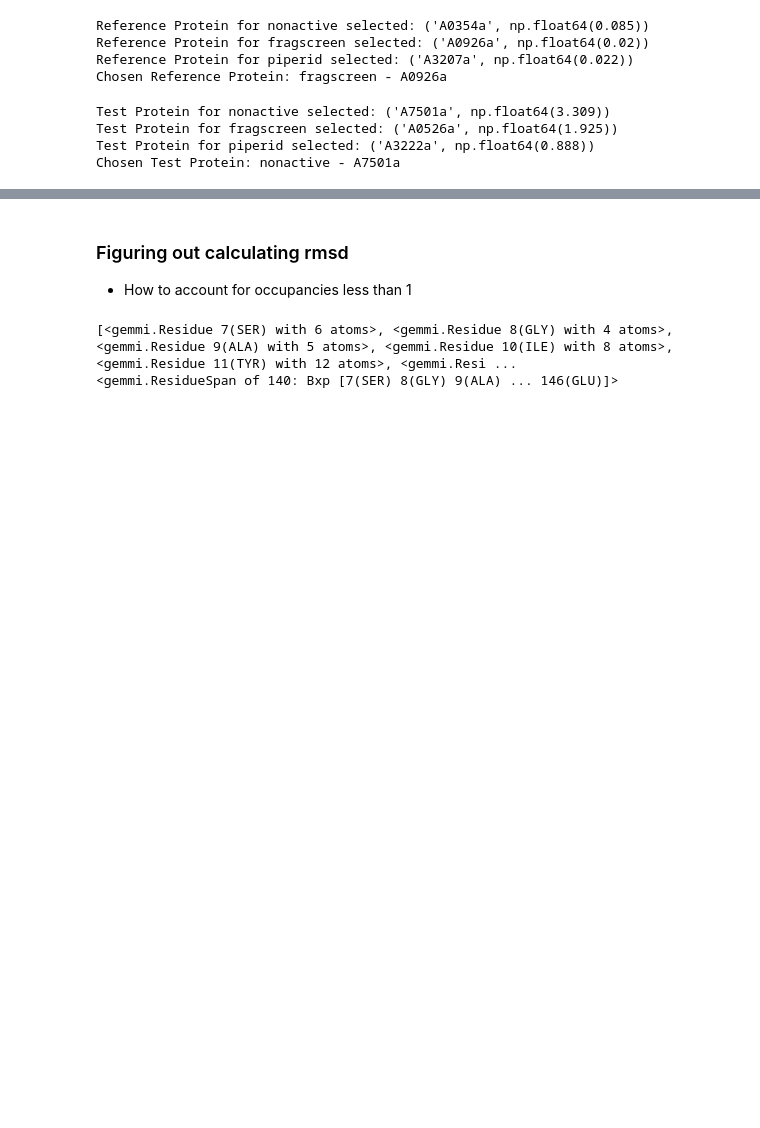
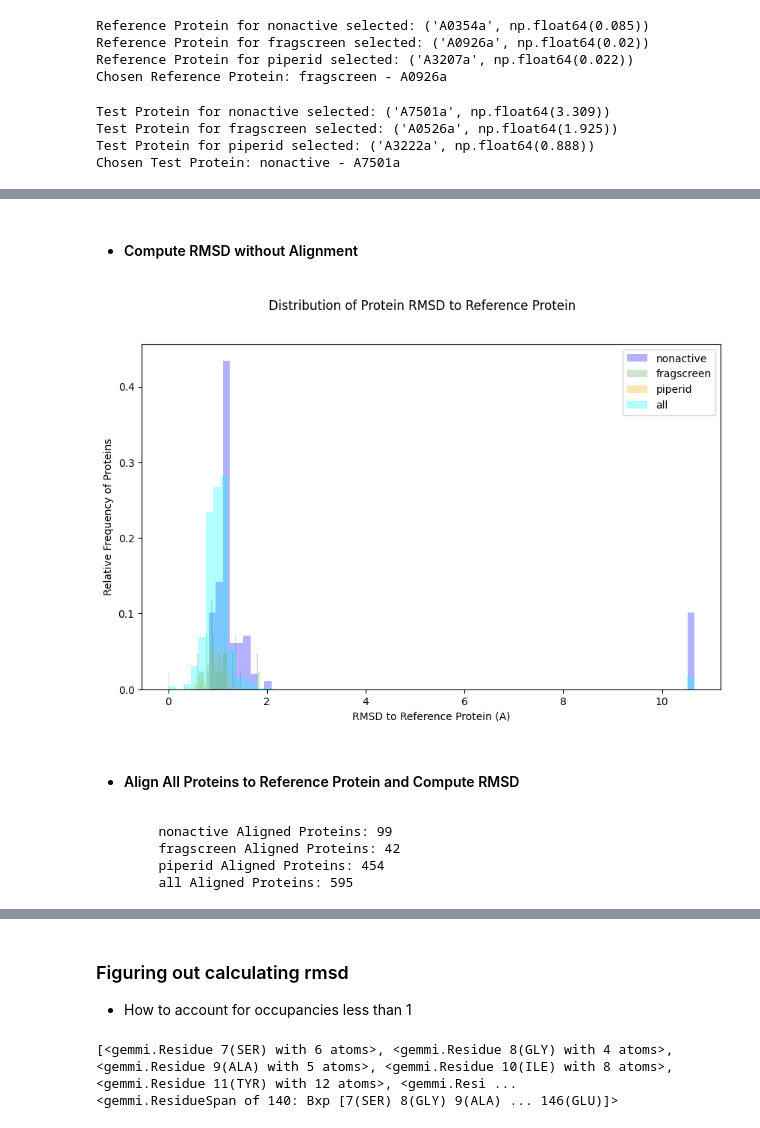
Before and after one commit to xchem/xaidar, a Jupyter notebook: notebooks/tasks/ev2a/fragalysis/04-conf_rmse.ipynb, the cells around one changed output, grey strips where cells are left out. Drawn from its saved outputs; the diff is of its cells as text; code cells hidden in the pictures; blank space fills up the shorter version.

```diff
--- a/notebooks/tasks/ev2a/fragalysis/04-conf_rmse.ipynb
+++ b/notebooks/tasks/ev2a/fragalysis/04-conf_rmse.ipynb
@@ -19,0 +73,4 @@ from xaidar.data.molecModels import flatten_pdb, sele_AA, createPDB, get_atom_co
+# %%
+active_site = [('21', 'HIS'), ('39', 'ASP'), ('84', 'VAL'), ('87', 'SER'),
+                ('89', 'TYR'), ('90', 'TYR'), ('95', 'GLN'), ('107', 'PRO'),
+                ('125', 'SER'), ('126', 'THR'), ('127', 'GLY'), ('128', 'GLY')]
@@ -19,0 +285,2 @@ from xaidar.data.molecModels import flatten_pdb, sele_AA, createPDB, get_atom_co
+# %%
+test_prot = gemmi.read_pdb( str( nonactivepdbs_dir / "A5381a" / "A5381a.pdb") )
@@ -232,0 +462,69 @@ Aligned Test Prot Atom Pos:  <gemmi.Position(17.3858, 6.17196, 25.2535)>
+# %% [markdown]
+- #### Compute RMSD without Alignment
+# %%
+# Compute RMSD without Alignment
+from xaidar.data.molecModels import structAlign
+["nonactive", "fragscreen", "piperid"]
+[nonactive_prots, fragscreen_prots, piperid_prots]
+
+rmsd_prots_dict_notalign = {}
+for name, prot_list in zip( ["nonactive", "fragscreen", "piperid"],
+                            [nonactive_prots, fragscreen_prots, piperid_prots] ):
+    rmsd_prots = [structAlign( ref_prot, prot ).calc_rmsd().rmsd for prot in prot_list ]
+    rmsd_prots_dict_notalign[name] = rmsd_prots
+
+rmsd_prots_dict_notalign["all"] = []
+
+for name in ["nonactive", "fragscreen", "piperid"]:
+    rmsd_prots_dict_notalign["all"].extend( rmsd_prots_dict_notalign[name] )
+# %%
+import matplotlib.pyplot as plt
+
+plt.figure( figsize= (10,6))
+for name, color, bin, alpha in zip(
+                    ["nonactive", "fragscreen", "piperid", "all"],
+                    ["blue", "green", "orange", "cyan"],
+                    [ 1,1,1,1],
+                    [0.3,0.2,0.3,0.3,]                            ):
+    bin = int(70 * bin)
+    plt.hist(rmsd_prots_dict_notalign[name], bins = bin, color = color,
+             alpha=alpha, label = name,
+             weights= np.ones_like(np.array(rmsd_prots_dict_notalign[name])) / len(rmsd_prots_dict_notalign[name]) )
+plt.xlabel( "RMSD to Reference Protein (A)")
+plt.ylabel( "Relative Frequency of Proteins")
+plt.legend()
+plt.suptitle( "Distribution of Protein RMSD to Reference Protein" )
+plt.show()
+# %% [output]
+[figure, added]
+# %% [markdown]
+- #### Align All Proteins to Reference Protein and Compute RMSD
+# %%
+# Align All Proteins to Reference Protein and Compute RMSD
+from xaidar.data.molecModels import structAlign
+["nonactive", "fragscreen", "piperid"]
+[nonactive_prots, fragscreen_prots, piperid_prots]
+
+aligned_prots_dict = {}
+rmsd_prots_dict = {}
+for name, prot_list in zip( ["nonactive", "fragscreen", "piperid"],
+                            [nonactive_prots, fragscreen_prots, piperid_prots] ):
+    aligned_prots = [structAlign( ref_prot, prot ).align().aligned_prot for prot in prot_list ]
+    rmsd_prots = [structAlign( ref_prot, prot ).align().rmsd for prot in prot_list ]
+    aligned_prots_dict[name] = aligned_prots
+    rmsd_prots_dict[name] = rmsd_prots
+
+aligned_prots_dict["all"] = []
+rmsd_prots_dict["all"] = []
+
+for name in ["nonactive", "fragscreen", "piperid"]:
+    aligned_prots_dict["all"].extend( aligned_prots_dict[name] )
+    rmsd_prots_dict["all"].extend( rmsd_prots_dict[name] )
+
+for name in ["nonactive", "fragscreen", "piperid", "all"]:
+    print( "\t{} Aligned Proteins: {}".format( name, len( aligned_prots_dict[name] ) ) )
+# %% [output]
+        nonactive Aligned Proteins: 99
+        fragscreen Aligned Proteins: 42
+        piperid Aligned Proteins: 454
+        all Aligned Proteins: 595
```
Also changed, not shown: parts of 22 cells of this notebook.
